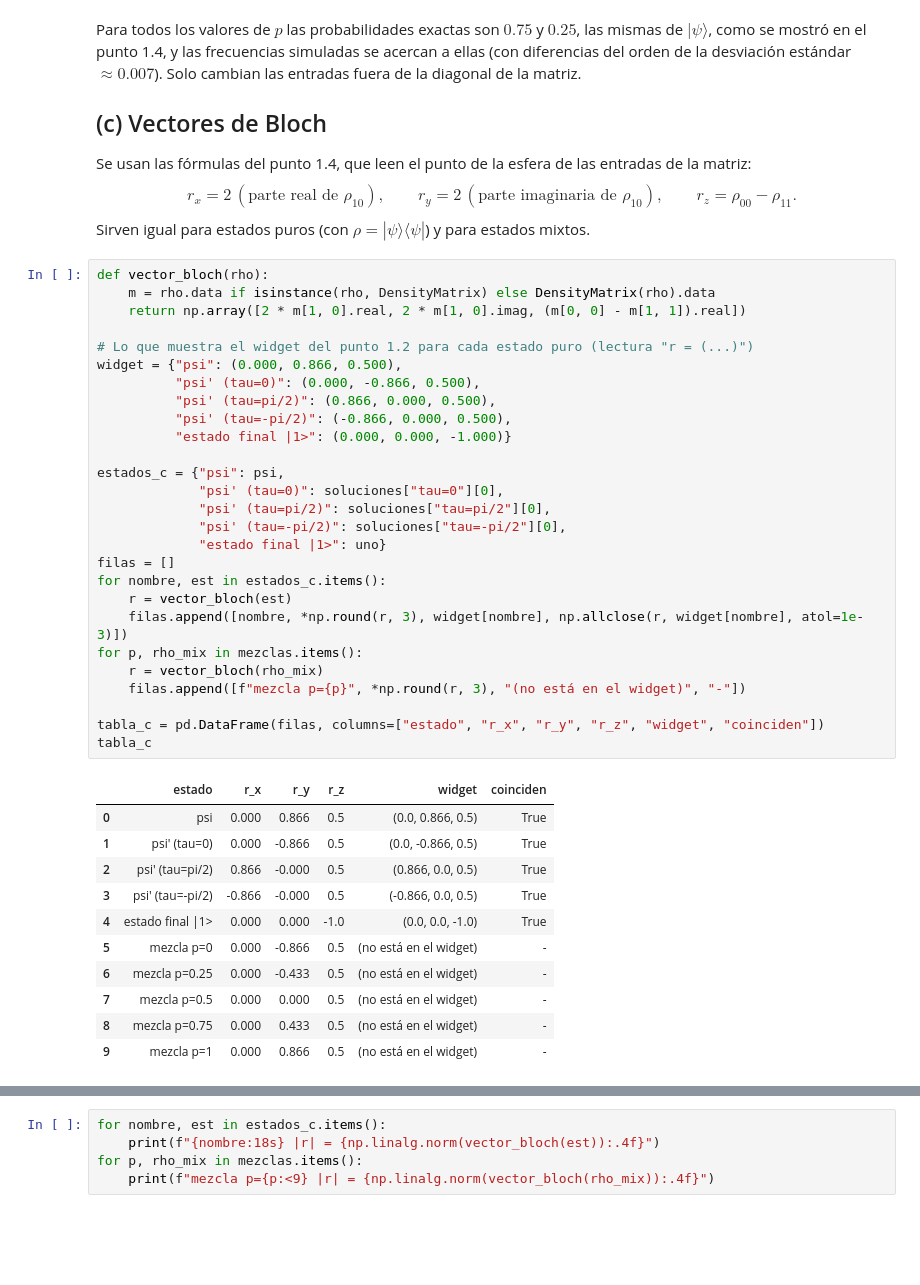
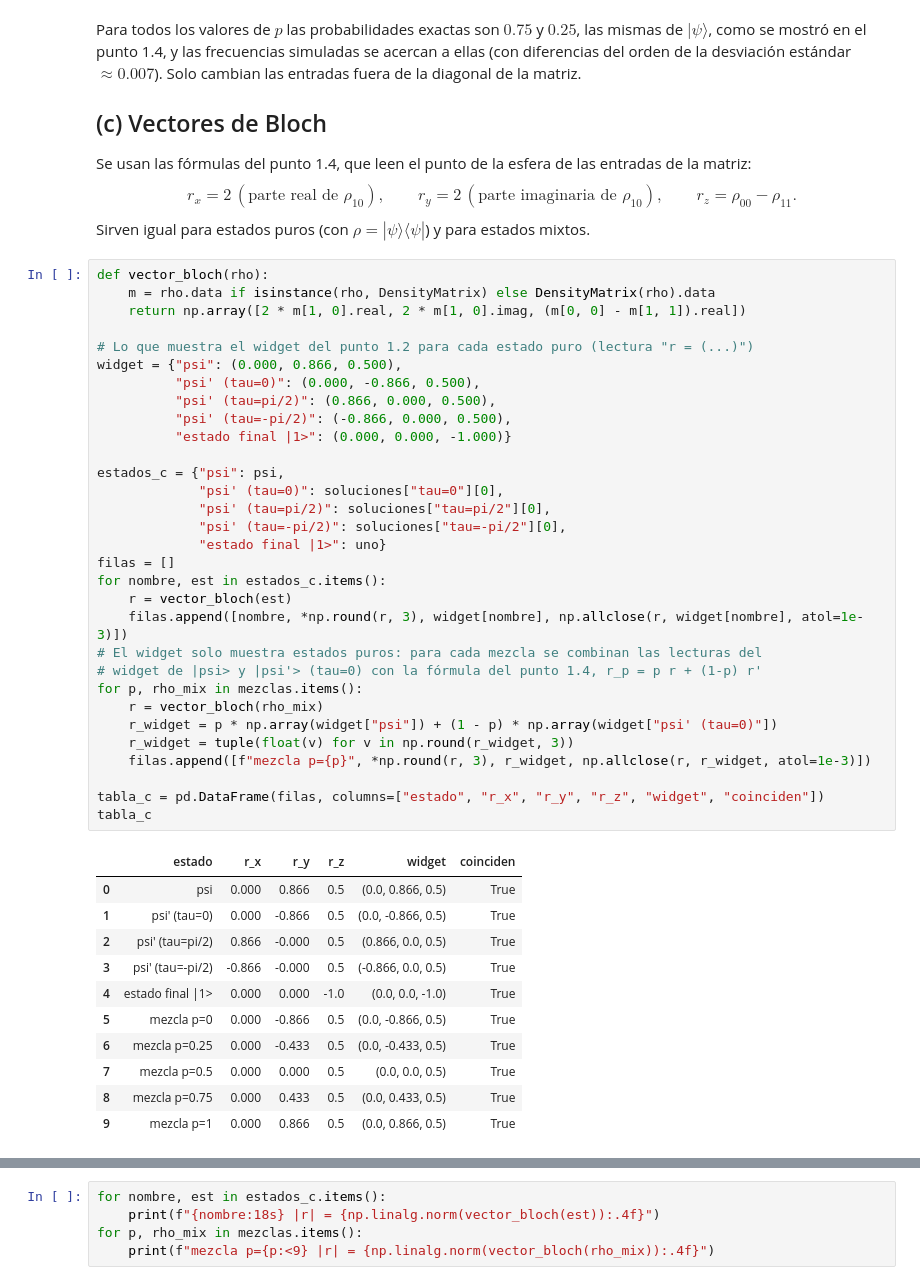
Before and after one commit to mariasaurius/taller1-computacion-cuantica, a Jupyter notebook: notebooks/punto_1_5_qiskit.ipynb, the cells around one changed output, grey strips where cells are left out. Saved outputs shown, nothing was run; the diff lists cells and outputs as text; blank space fills up the shorter version.

```diff
--- a/notebooks/punto_1_5_qiskit.ipynb
+++ b/notebooks/punto_1_5_qiskit.ipynb
@@ -228,37 +228,41 @@ def vector_bloch(rho):
     return np.array([2 * m[1, 0].real, 2 * m[1, 0].imag, (m[0, 0] - m[1, 1]).real])
 
 # Lo que muestra el widget del punto 1.2 para cada estado puro (lectura "r = (...)")
 widget = {"psi": (0.000, 0.866, 0.500),
           "psi' (tau=0)": (0.000, -0.866, 0.500),
           "psi' (tau=pi/2)": (0.866, 0.000, 0.500),
           "psi' (tau=-pi/2)": (-0.866, 0.000, 0.500),
           "estado final |1>": (0.000, 0.000, -1.000)}
 
 estados_c = {"psi": psi,
              "psi' (tau=0)": soluciones["tau=0"][0],
              "psi' (tau=pi/2)": soluciones["tau=pi/2"][0],
              "psi' (tau=-pi/2)": soluciones["tau=-pi/2"][0],
              "estado final |1>": uno}
 filas = []
 for nombre, est in estados_c.items():
     r = vector_bloch(est)
     filas.append([nombre, *np.round(r, 3), widget[nombre], np.allclose(r, widget[nombre], atol=1e-3)])
+# El widget solo muestra estados puros: para cada mezcla se combinan las lecturas del
+# widget de |psi> y |psi'> (tau=0) con la fórmula del punto 1.4, r_p = p r + (1-p) r'
 for p, rho_mix in mezclas.items():
     r = vector_bloch(rho_mix)
-    filas.append([f"mezcla p={p}", *np.round(r, 3), "(no está en el widget)", "-"])
+    r_widget = p * np.array(widget["psi"]) + (1 - p) * np.array(widget["psi' (tau=0)"])
+    r_widget = tuple(float(v) for v in np.round(r_widget, 3))
+    filas.append([f"mezcla p={p}", *np.round(r, 3), r_widget, np.allclose(r, r_widget, atol=1e-3)])
 
 tabla_c = pd.DataFrame(filas, columns=["estado", "r_x", "r_y", "r_z", "widget", "coinciden"])
 tabla_c
 # %% [output]
 |  | estado | r_x | r_y | r_z | widget | coinciden |
 | 0 | psi | 0.000 | 0.866 | 0.5 | (0.0, 0.866, 0.5) | True |
 | 1 | psi' (tau=0) | 0.000 | -0.866 | 0.5 | (0.0, -0.866, 0.5) | True |
 | 2 | psi' (tau=pi/2) | 0.866 | -0.000 | 0.5 | (0.866, 0.0, 0.5) | True |
 | 3 | psi' (tau=-pi/2) | -0.866 | -0.000 | 0.5 | (-0.866, 0.0, 0.5) | True |
 | 4 | estado final |1> | 0.000 | 0.000 | -1.0 | (0.0, 0.0, -1.0) | True |
-| 5 | mezcla p=0 | 0.000 | -0.866 | 0.5 | (no está en el widget) | - |
-| 6 | mezcla p=0.25 | 0.000 | -0.433 | 0.5 | (no está en el widget) | - |
-| 7 | mezcla p=0.5 | 0.000 | 0.000 | 0.5 | (no está en el widget) | - |
-| 8 | mezcla p=0.75 | 0.000 | 0.433 | 0.5 | (no está en el widget) | - |
-| 9 | mezcla p=1 | 0.000 | 0.866 | 0.5 | (no está en el widget) | - |
+| 5 | mezcla p=0 | 0.000 | -0.866 | 0.5 | (0.0, -0.866, 0.5) | True |
+| 6 | mezcla p=0.25 | 0.000 | -0.433 | 0.5 | (0.0, -0.433, 0.5) | True |
+| 7 | mezcla p=0.5 | 0.000 | 0.000 | 0.5 | (0.0, 0.0, 0.5) | True |
+| 8 | mezcla p=0.75 | 0.000 | 0.433 | 0.5 | (0.0, 0.433, 0.5) | True |
+| 9 | mezcla p=1 | 0.000 | 0.866 | 0.5 | (0.0, 0.866, 0.5) | True |
 # %% [markdown]
```
Also changed, not shown: parts of 2 cells of this notebook.
